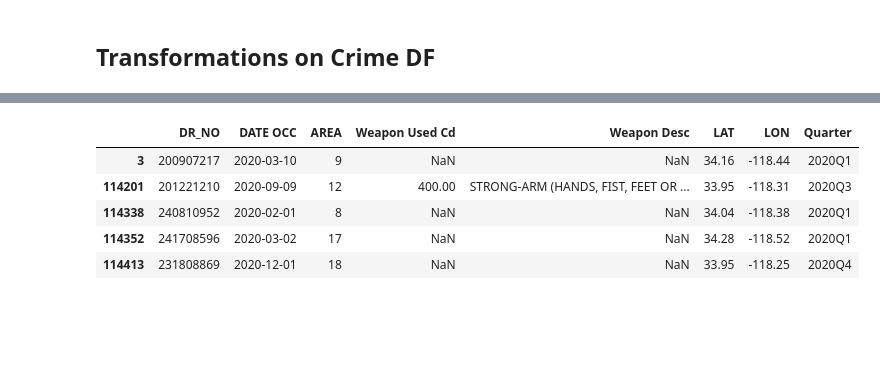
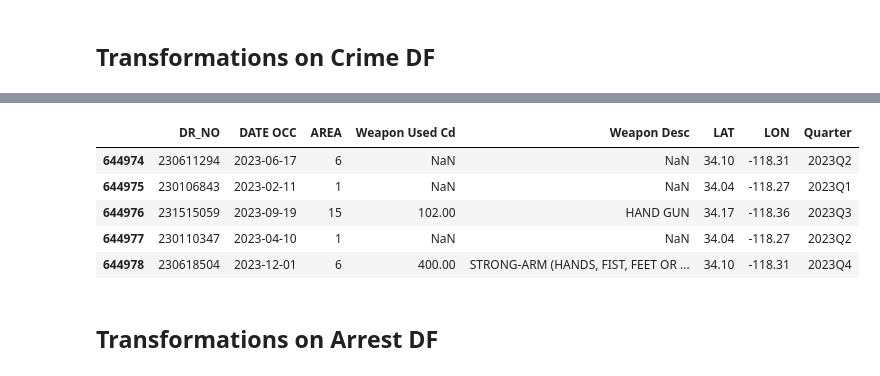
Before and after one commit to cploebell/ads-508-team-project, a Jupyter notebook: ads508_proj.ipynb, the cells around one changed output, grey strips where cells are left out. Saved outputs shown, nothing was run; the diff lists cells and outputs as text; code cells hidden in the pictures; blank space fills up the shorter version.

```diff
--- a/ads508_proj.ipynb
+++ b/ads508_proj.ipynb
@@ -558,3 +566,13 @@ Cross Street       object
 LAT               float64
 LON               float64
 dtype: object
+# %%
+# Convert date time stamps from object to datetime
+df_crime['DATE OCC'] = pd.to_datetime(df_crime['DATE OCC'], format='%m/%d/%Y %I:%M:%S %p')
+
+# will drop Date Rptd, and just use DATE OCC for the rest of the project
+df_cr = df_crime.drop('Date Rptd', axis=1)
+
+# Check the new dataframe shape and top rows
+print(df_cr.shape)
+print(df_cr.head())
@@ -561,10 +597,6 @@ dtype: object
 # %%
-#convert date times stamps from object
-df_crime['Date Rptd'] = pd.to_datetime(df_crime['Date Rptd'], format='%m/%d/%Y %I:%M:%S %p')
-df_crime['DATE OCC'] = pd.to_datetime(df_crime['DATE OCC'], format='%m/%d/%Y %I:%M:%S %p')
 #drop everything before 1/1/2023
-df_c = df_crime[(df_crime['Date Rptd'] >= pd.Timestamp('1/01/2023')) &
-                (df_crime['DATE OCC'] >= pd.Timestamp('1/01/2023'))]
+df_cr = df_cr[df_cr['DATE OCC'] >= pd.Timestamp('1/01/2023')]
 
-df_c.shape
+df_cr.shape
 # %% [output]
@@ -784,9 +820,5 @@ KeyError: "['Date Rptd'] not found in axis"
 # %%
 # We want to roll date occurred to quarterly view
-
-#first we'll convert to a datetime type (from current object)
-df_c['DATE OCC'] = pd.to_datetime(df_c['DATE OCC'], format='%m/%d/%Y %I:%M:%S %p')
-
 #then create a new column, Year_Quarter
-df_c['Quarter'] = df_c['DATE OCC'].dt.year.astype(str) + 'Q' + df_c['DATE OCC'].dt.quarter.astype(str)
+df_cr['Quarter'] = df_cr['DATE OCC'].dt.year.astype(str) + 'Q' + df_cr['DATE OCC'].dt.quarter.astype(str)
 # %%
@@ -827,14 +852,16 @@ print(quarterly_incidents)
 # %%
 # drop any other variables we've deemed irrelevant for our project
-df_c = df_c.drop(
+df_cr_mod = df_cr.drop(
     ['TIME OCC', 'AREA NAME', 'Rpt Dist No', 'Part 1-2', 'Crm Cd', 'Crm Cd Desc', 'Mocodes', 'Vict Age', 'Vict Sex', 'Vict Descent', 'Premis Cd', 'Premis Desc',
                  'Status', 'Status Desc', 'Crm Cd 1', 'Crm Cd 2', 'Crm Cd 3', 'Crm Cd 4', 'LOCATION', 'Cross Street'], axis=1)
 # %%
-df_c.head()
+df_cr_mod.head()
 # %% [output]
 |  | DR_NO | DATE OCC | AREA | Weapon Used Cd | Weapon Desc | LAT | LON | Quarter |
-| 3 | 200907217 | 2020-03-10 | 9 | NaN | NaN | 34.16 | -118.44 | 2020Q1 |
-| 114201 | 201221210 | 2020-09-09 | 12 | 400.00 | STRONG-ARM (HANDS, FIST, FEET OR ... | 33.95 | -118.31 | 2020Q3 |
-| 114338 | 240810952 | 2020-02-01 | 8 | NaN | NaN | 34.04 | -118.38 | 2020Q1 |
-| 114352 | 241708596 | 2020-03-02 | 17 | NaN | NaN | 34.28 | -118.52 | 2020Q1 |
-| 114413 | 231808869 | 2020-12-01 | 18 | NaN | NaN | 33.95 | -118.25 | 2020Q4 |
+| 644974 | 230611294 | 2023-06-17 | 6 | NaN | NaN | 34.10 | -118.31 | 2023Q2 |
+| 644975 | 230106843 | 2023-02-11 | 1 | NaN | NaN | 34.04 | -118.27 | 2023Q1 |
+| 644976 | 231515059 | 2023-09-19 | 15 | 102.00 | HAND GUN | 34.17 | -118.36 | 2023Q3 |
+| 644977 | 230110347 | 2023-04-10 | 1 | NaN | NaN | 34.04 | -118.27 | 2023Q2 |
+| 644978 | 230618504 | 2023-12-01 | 6 | 400.00 | STRONG-ARM (HANDS, FIST, FEET OR ... | 34.10 | -118.31 | 2023Q4 |
+# %% [markdown]
+## Transformations on Arrest DF
```
Also changed, not shown: parts of 13 cells of this notebook.
